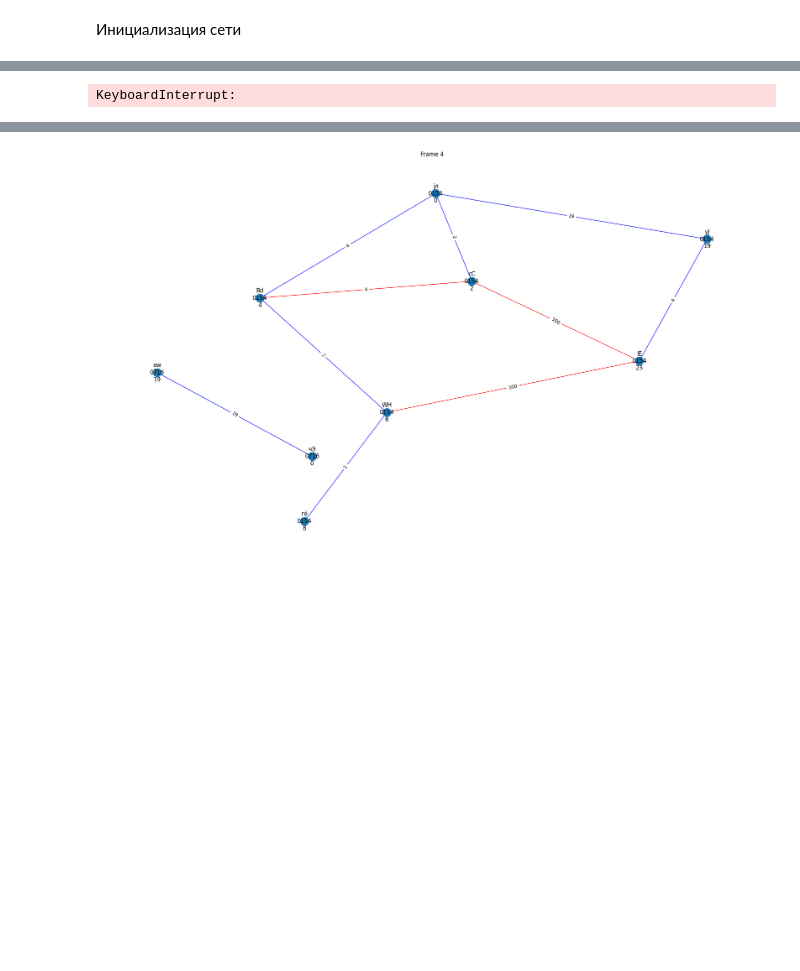
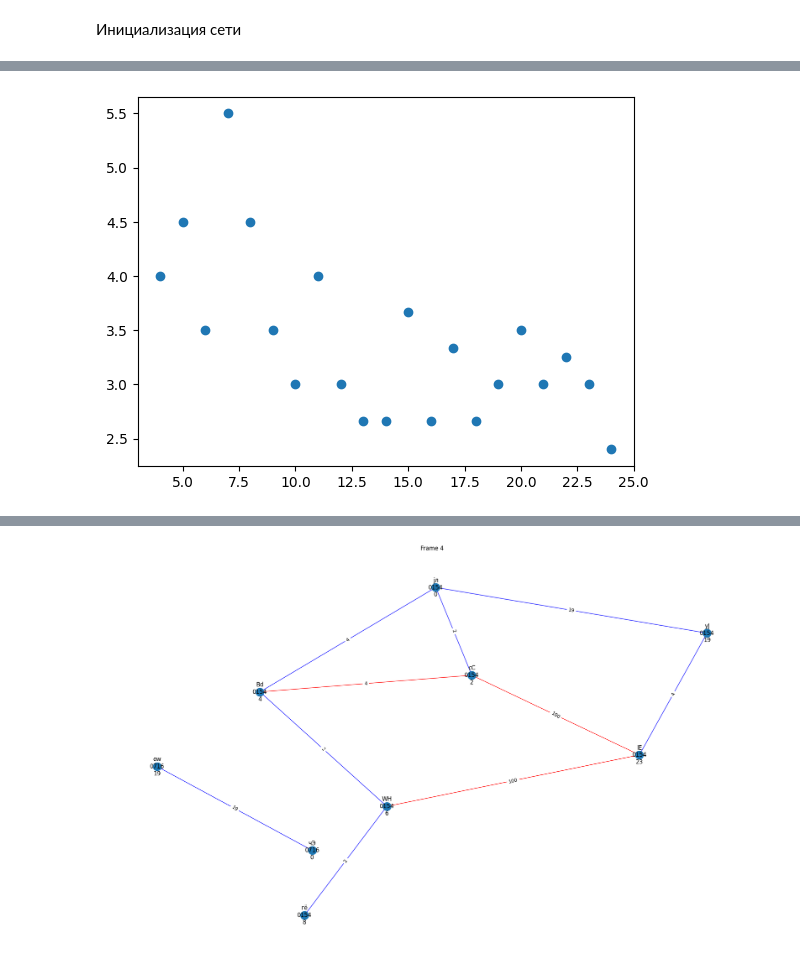
Before and after one commit to Artemmakanov/networks, a Jupyter notebook: modelling.ipynb, the cells around one changed output, grey strips where cells are left out. Drawn from its saved outputs; the diff is of its cells as text; code cells hidden in the pictures; blank space fills up the shorter version.

```diff
--- a/modelling.ipynb
+++ b/modelling.ipynb
@@ -24,7 +25,7 @@ base = 1.05
 
 log = {}
 
-for n in tqdm(range(3, 50)):
+for n in tqdm(range(3, 25)):
     p_max = int(n * (n - 1) / 2)
 
     for p in range(3, p_max):
@@ -37,7 +38,28 @@ for n in tqdm(range(3, 50)):
             log[f"{n}_{p}_{topology_num}"] = convergence
 
 with open('log.pkl', 'wb') as file:
-
     pickle.dump(log, file)
-# %% [output]
-KeyboardInterrupt:
+# %%
+struct = defaultdict(lambda: defaultdict(list))
+for key, value in log.items():
+    n, p, _ = key.split("_")
+    if n != 25:
+        struct[int(n)][int(p)] += [value]
+# %%
+struct_def = defaultdict(lambda: defaultdict(int))
+
+for n in struct.keys():
+    for p in struct[n].keys():
+        struct_def[n][p] = np.mean(struct[n][p])
+# %%
+p = 5
+
+X = list(struct_def.keys())
+y = []
+for n in struct_def.keys():
+    y += [struct_def[n][p]]
+
+plt.scatter(X, y)
+plt.show()
+# %% [output]
+[figure, added]
```
Also changed, not shown: parts of 5 cells of this notebook, 4 other files.
